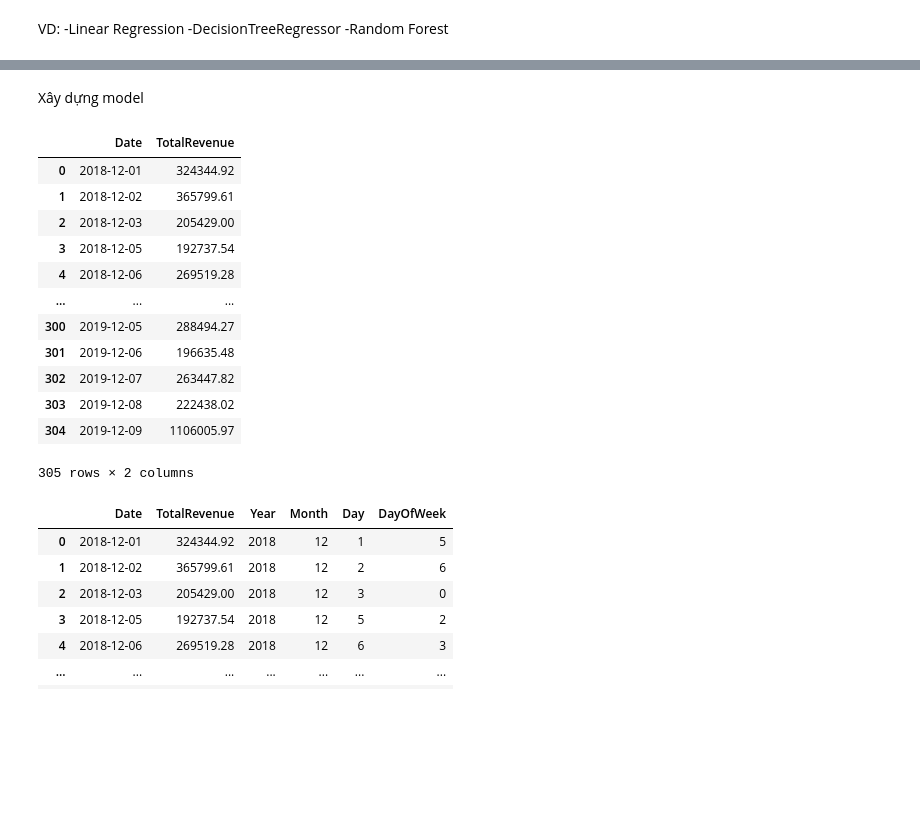
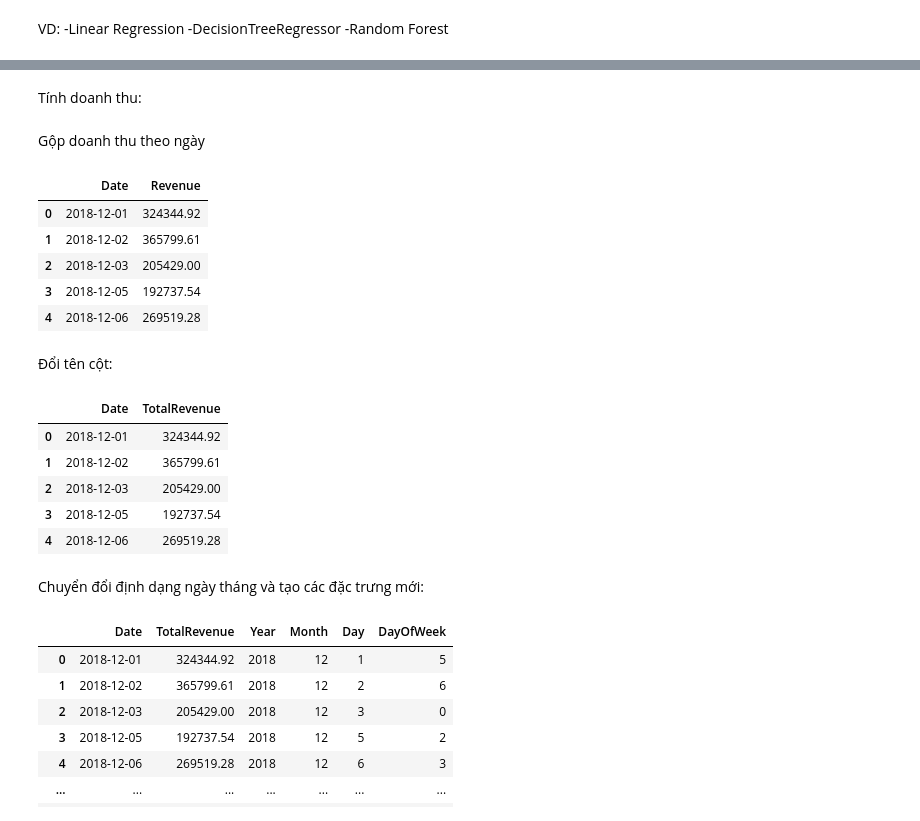
Before and after one commit to ngoctrang315/Data-Mining-Project, a Jupyter notebook: Timeseries.ipynb, the cells around one changed output, grey strips where cells are left out. Drawn from its saved outputs; the diff is of its cells as text; code cells hidden in the pictures; blank space fills up the shorter version.

```diff
--- a/Timeseri.ipynb
+++ b/Timeseries.ipynb
@@ -248,31 +251,40 @@ VD:
+# %% [markdown]
+Tính doanh thu:
 # %%
 # Tính doanh thu
 df['Revenue'] = df['Price'] * df['Quantity']
-# %% [markdown]
-Xây dựng model
+# %% [markdown]
+Gộp doanh thu theo ngày
+# %%
+# Gộp doanh thu của các ngày lại
+df_grouped = df.groupby('Date')['Revenue'].sum().reset_index()
+
+# In ra một số dòng đầu của tập dữ liệu mới
+df_grouped.head()
+# %% [output]
+|  | Date | Revenue |
+| 0 | 2018-12-01 | 324344.92 |
+| 1 | 2018-12-02 | 365799.61 |
+| 2 | 2018-12-03 | 205429.00 |
+| 3 | 2018-12-05 | 192737.54 |
+| 4 | 2018-12-06 | 269519.28 |
+# %% [markdown]
+Đổi tên cột:
 # %%
-# Gộp doanh thu của các ngày lại
-df_grouped = df.groupby('Date')['Revenue'].sum().reset_index()
-
 # Đổi tên cột Date thành Date và cột Revenue thành TotalRevenue
 df_grouped.columns = ['Date', 'TotalRevenue']
 
 # In ra một số dòng đầu của tập dữ liệu mới
-df_grouped
+df_grouped.head()
 # %% [output]
 |  | Date | TotalRevenue |
 | 0 | 2018-12-01 | 324344.92 |
 | 1 | 2018-12-02 | 365799.61 |
 | 2 | 2018-12-03 | 205429.00 |
 | 3 | 2018-12-05 | 192737.54 |
 | 4 | 2018-12-06 | 269519.28 |
-| ... | ... | ... |
-| 300 | 2019-12-05 | 288494.27 |
-| 301 | 2019-12-06 | 196635.48 |
-| 302 | 2019-12-07 | 263447.82 |
-| 303 | 2019-12-08 | 222438.02 |
-| 304 | 2019-12-09 | 1106005.97 |
-305 rows × 2 columns
+# %% [markdown]
+Chuyển đổi định dạng ngày tháng và tạo các đặc trưng mới:
 # %%
 # Tạo ra các đặc trưng mới từ cột Date
 df_grouped['Date'] = pd.to_datetime(df_grouped['Date'])
```
Also changed, not shown: parts of 40 cells of this notebook.
